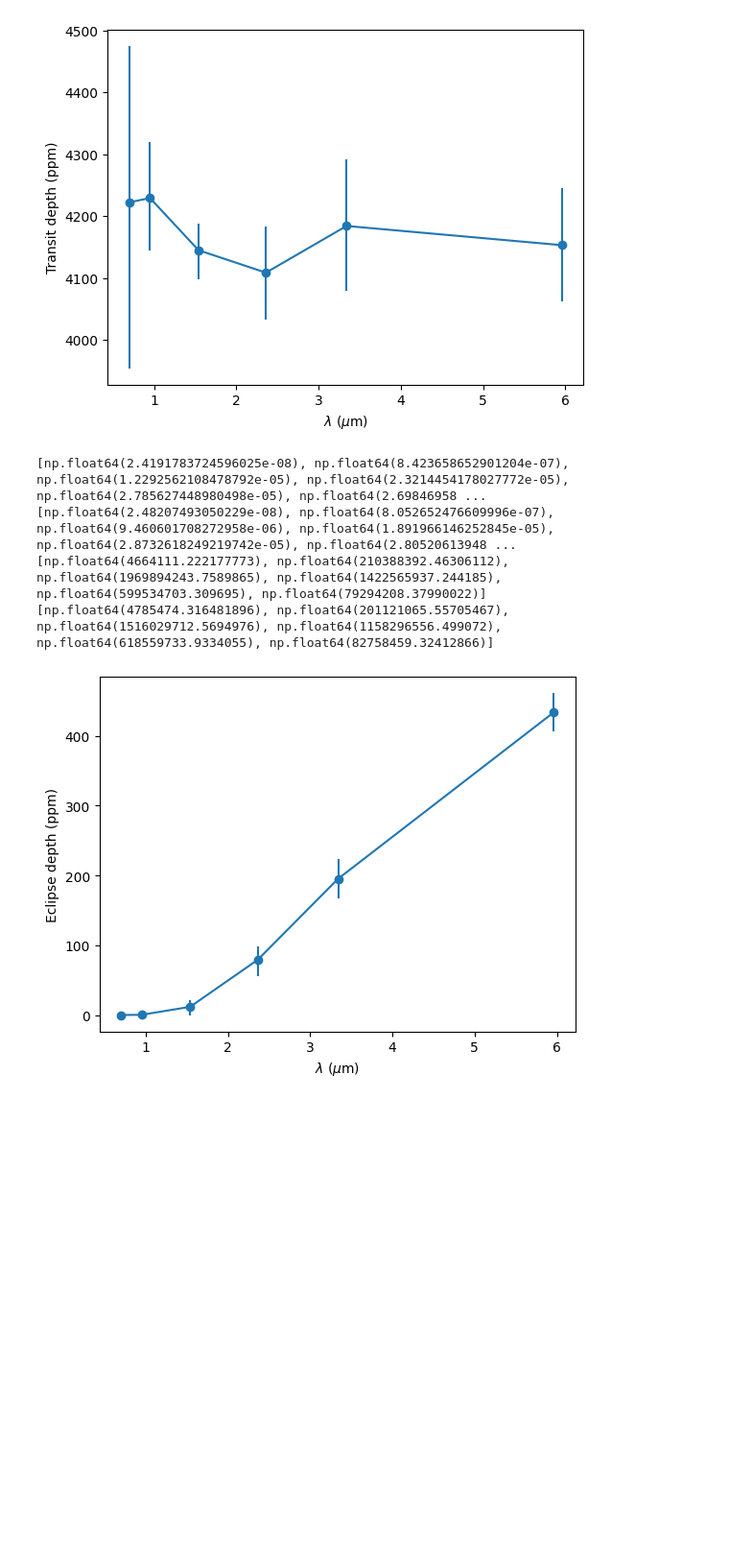
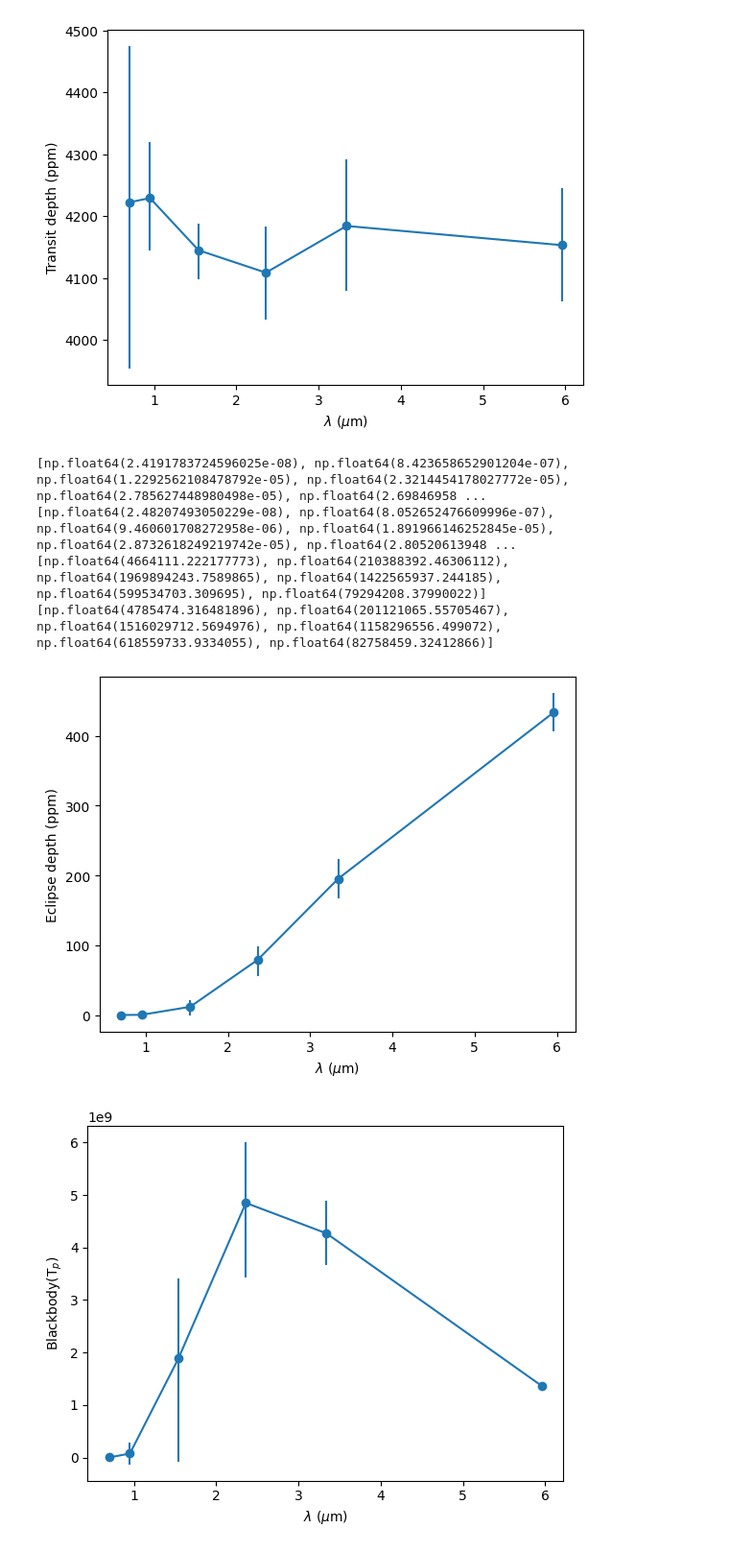
Before and after one commit to olwenrering/M2-LIU-Elsa, a Jupyter notebook: mcmc_multiwavelength.ipynb, the cells around one changed output. Shown at 96% size. Cells and saved outputs as stored; diff of their text form; code cells hidden in the pictures; blank space fills up the shorter version.

Commit message:
added plot

```diff
--- a/mcmc_multiwavelength.ipynb
+++ b/mcmc_multiwavelength.ipynb
@@ -544,30 +544,37 @@ def dB_dT(lam, T):
     return (2*h*c**2/lam**5) * (x*np.exp(x)) / (T*(np.exp(x)-1)**2)
 
 for i in range(len(wvl)):
     planet_fluxes.append(planck(list(wvl)[i]*1e-6, Temps[i]))
     planet_fluxes_minus.append(dB_dT(list(wvl)[i]*1e-6, Temps[i])*Temps_minus[i])
     planet_fluxes_plus.append(dB_dT(list(wvl)[i]*1e-6, Temps[i])*Temps_plus[i])
     star_fluxes.append(planck(list(wvl)[i]*1e-6, T_star))
 for i in range(len(wvl)):
     eclipse_depths.append((planet_fluxes[i]/star_fluxes[i])*(radii[i]/R_star)**2)
     cst = 1/(star_fluxes[i]*R_star**2)
     eclipse_depths_minus.append(np.sqrt((cst*(radii[i]**2)*planet_fluxes_minus[i])**2 + (2*cst*planet_fluxes[i]*radii[i]*radii_minus[i])**2))
     eclipse_depths_plus.append(np.sqrt((cst*(radii[i]**2)*planet_fluxes_plus[i])**2 + (2*cst*planet_fluxes[i]*radii[i]*radii_plus[i])**2))
 
 print(eclipse_depths_minus)
 print(eclipse_depths_plus)
 print(planet_fluxes_minus)
 print(planet_fluxes_plus)
 depth_yerr = np.vstack((eclipse_depths_minus, eclipse_depths_plus))
 
 plt.figure()
 plt.errorbar(wvl, np.array(eclipse_depths)*1e6, np.array(depth_yerr)*1e6, fmt='-o')
 plt.xlabel(r'$\lambda$ ($\mu$m)')
 plt.ylabel(r'Eclipse depth (ppm)')
 plt.show()
+
+plt.figure()
+plt.errorbar(wvl, np.array(planet_fluxes), np.vstack((planet_fluxes_minus, planet_fluxes_plus)), fmt='-o')
+plt.xlabel(r'$\lambda$ ($\mu$m)')
+plt.ylabel(r'Blackbody(T$_p$)')
+plt.show()
 # %% [output]
 [np.float64(2.4191783724596025e-08), np.float64(8.423658652901204e-07), np.float64(1.2292562108478792e-05), np.float64(2.3214454178027772e-05), np.float64(2.785627448980498e-05), np.float64(2.69846958 ...
 [np.float64(2.48207493050229e-08), np.float64(8.052652476609996e-07), np.float64(9.460601708272958e-06), np.float64(1.891966146252845e-05), np.float64(2.8732618249219742e-05), np.float64(2.80520613948 ...
 [np.float64(4664111.222177773), np.float64(210388392.46306112), np.float64(1969894243.7589865), np.float64(1422565937.244185), np.float64(599534703.309695), np.float64(79294208.37990022)]
 [np.float64(4785474.316481896), np.float64(201121065.55705467), np.float64(1516029712.5694976), np.float64(1158296556.499072), np.float64(618559733.9334055), np.float64(82758459.32412866)]
 [figure]
+[figure, added]
```
Also changed, not shown: parts of 2 cells of this notebook.
